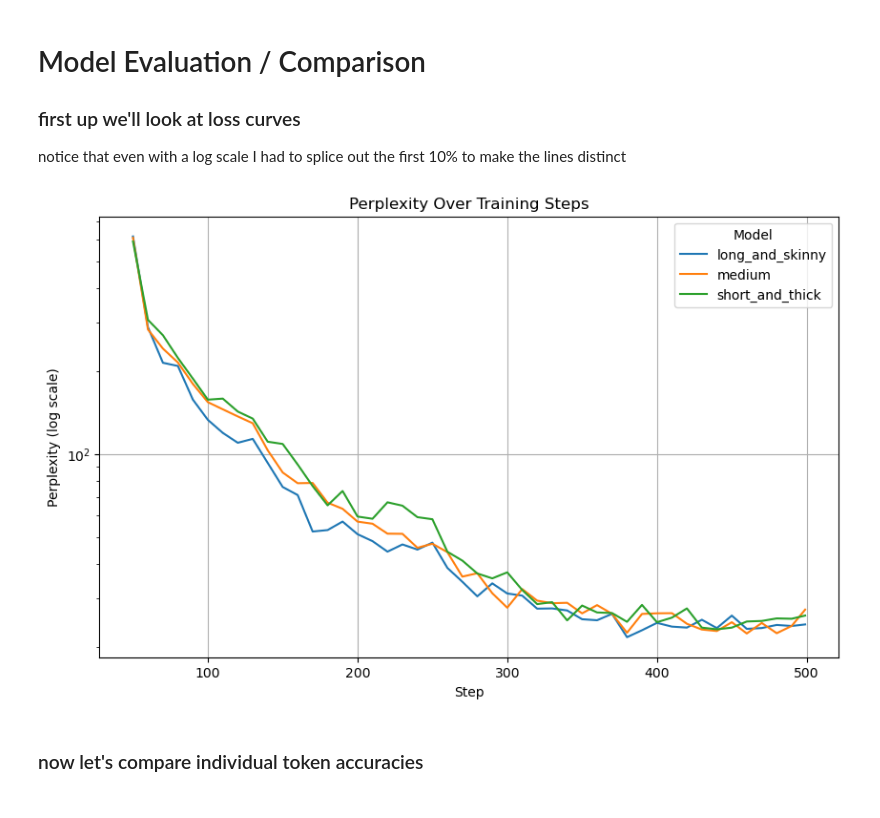
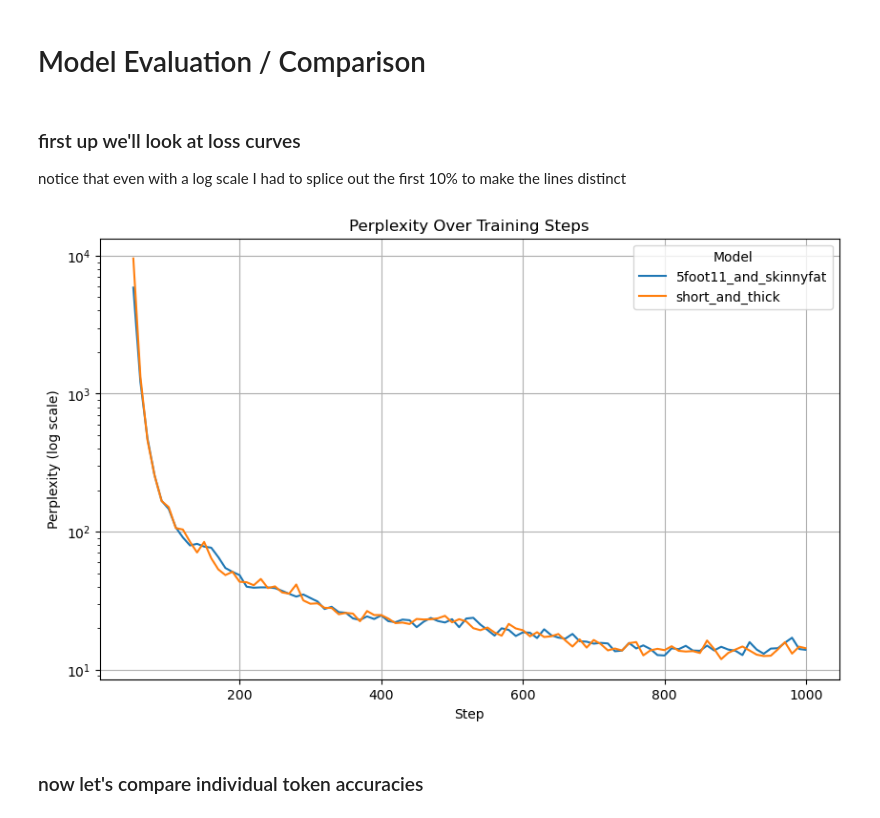
Before and after one commit to evintunador/micro-GPT-sandbox, a Jupyter notebook: model_evaluation.ipynb, the cells around one changed output. Cells and saved outputs as stored; diff of their text form; code cells hidden in the pictures.

Commit message:
model comparison notebook underway

```diff
--- a/model_evaluation.ipynb
+++ b/model_evaluation.ipynb
@@ -0,0 +1,2 @@
+# %% [markdown]
+# Model Evaluation / Comparison
@@ -1,19 +7,14 @@
+# %%
+models_to_compare = [
+    '5foot11_and_skinnyfat',
+    'short_and_thick'
+]
 # %% [markdown]
-# Model Evaluation / Comparison
-
 ### first up we'll look at loss curves
 notice that even with a log scale I had to splice out the first 10% to make the lines distinct
-# %%
-from tools import plot_column_from_csv
-models_to_compare = [
-    'long_and_skinny',
-    'medium',
-    'short_and_thick'
-]
-x_column = 'Step'
-y_column = 'Perplexity'  # Change this to your y-axis column name
-plot_column_from_csv(models_to_compare, x_column, y_column, log_y=True, trim_percentage=10)
-# %% [output]
-[figure, removed]
+# %%
+plot_column_from_csv(models_to_compare, 'Step', 'Perplexity', log_y=True, trim_percentage=5)
+# %% [output]
+[figure, added]
 # %% [markdown]
 ### now let's compare individual token accuracies
```
Also changed, not shown: parts of 6 cells of this notebook, 11 other files.
